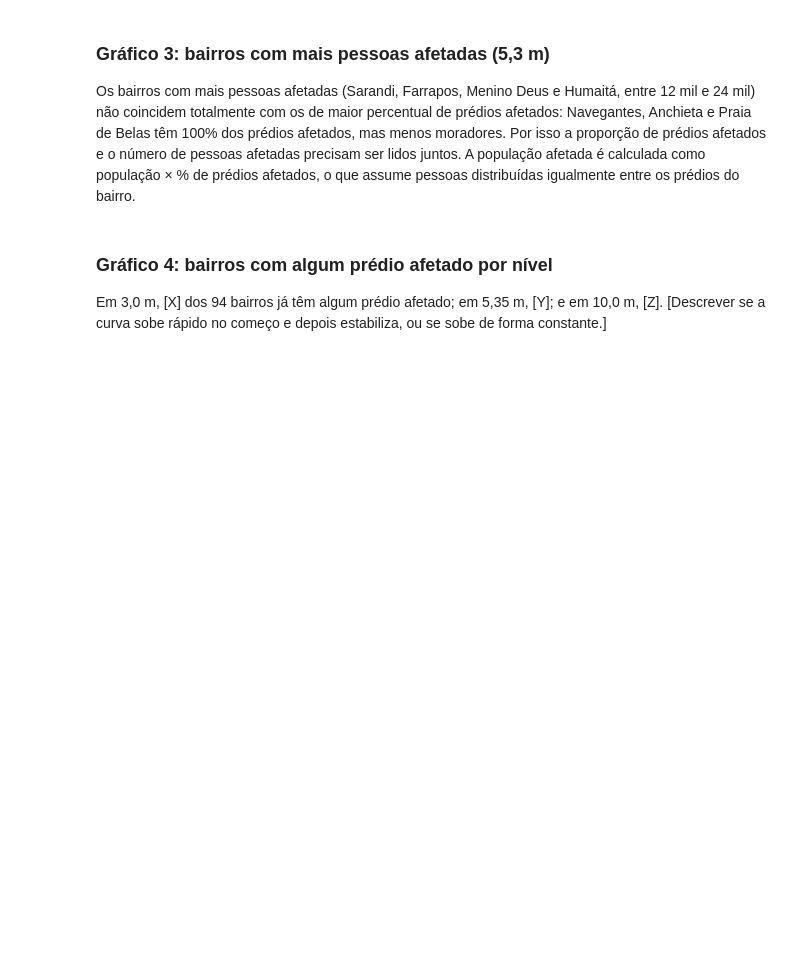
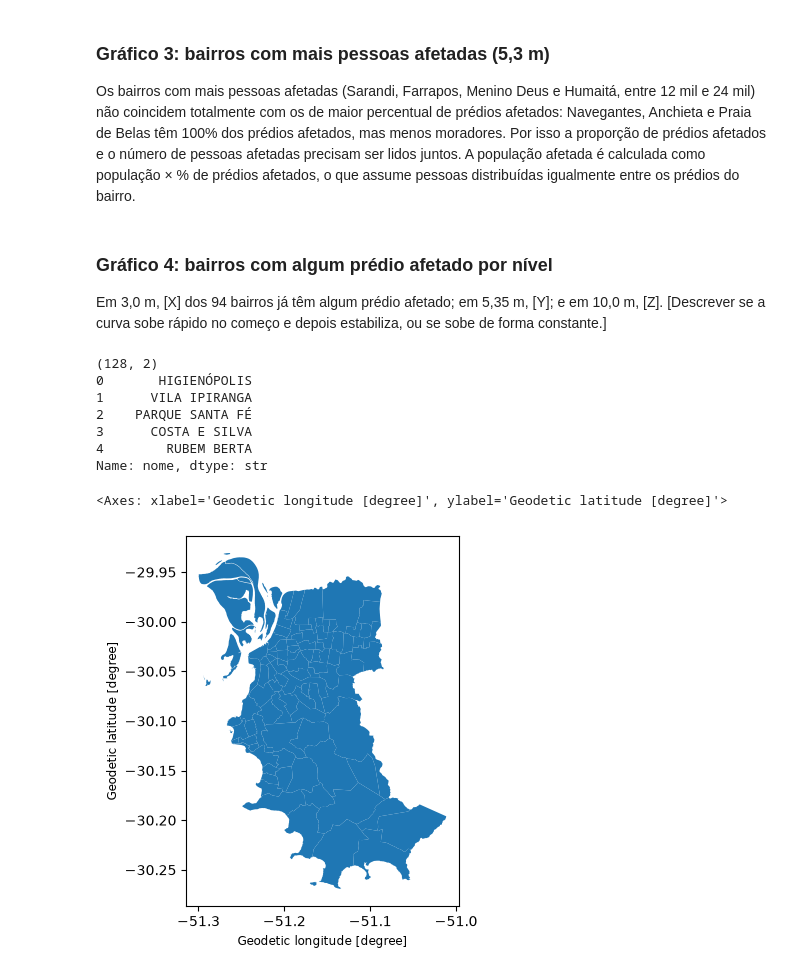
Before and after one commit to sofiaeboli/projeto-enchentes-coleta, a Jupyter notebook: notebooks/EDA.ipynb, the cells around one changed output. Saved outputs shown, nothing was run; the diff lists cells and outputs as text; code cells hidden in the pictures; blank space fills up the shorter version.

Commit message:
Completa EDA da Tela 1 com mapa dos bairros e atualiza notebook de limpeza

```diff
--- a/notebooks/EDA.ipynb
+++ b/notebooks/EDA.ipynb
@@ -68,3 +68,20 @@ fig.show()
 ### Gráfico 4: bairros com algum prédio afetado por nível
 
 Em 3,0 m, [X] dos 94 bairros já têm algum prédio afetado; em 5,35 m, [Y]; e em 10,0 m, [Z]. [Descrever se a curva sobe rápido no começo e depois estabiliza, ou se sobe de forma constante.]
+# %%
+import geopandas as gpd
+
+bairros = gpd.read_file("../dados/originais/bairros/bairros_poa.geojson")
+print(bairros.shape)           # 128 linhas
+print(bairros["nome"].head())  # os primeiros nomes
+bairros.plot()                 # desenha o mapa
+# %% [output]
+(128, 2)
+0       HIGIENÓPOLIS
+1      VILA IPIRANGA
+2    PARQUE SANTA FÉ
+3      COSTA E SILVA
+4        RUBEM BERTA
+Name: nome, dtype: str
+<Axes: xlabel='Geodetic longitude [degree]', ylabel='Geodetic latitude [degree]'>
+[figure, added]
```
Also changed, not shown: parts of 1 cell of this notebook, 1 other file.
